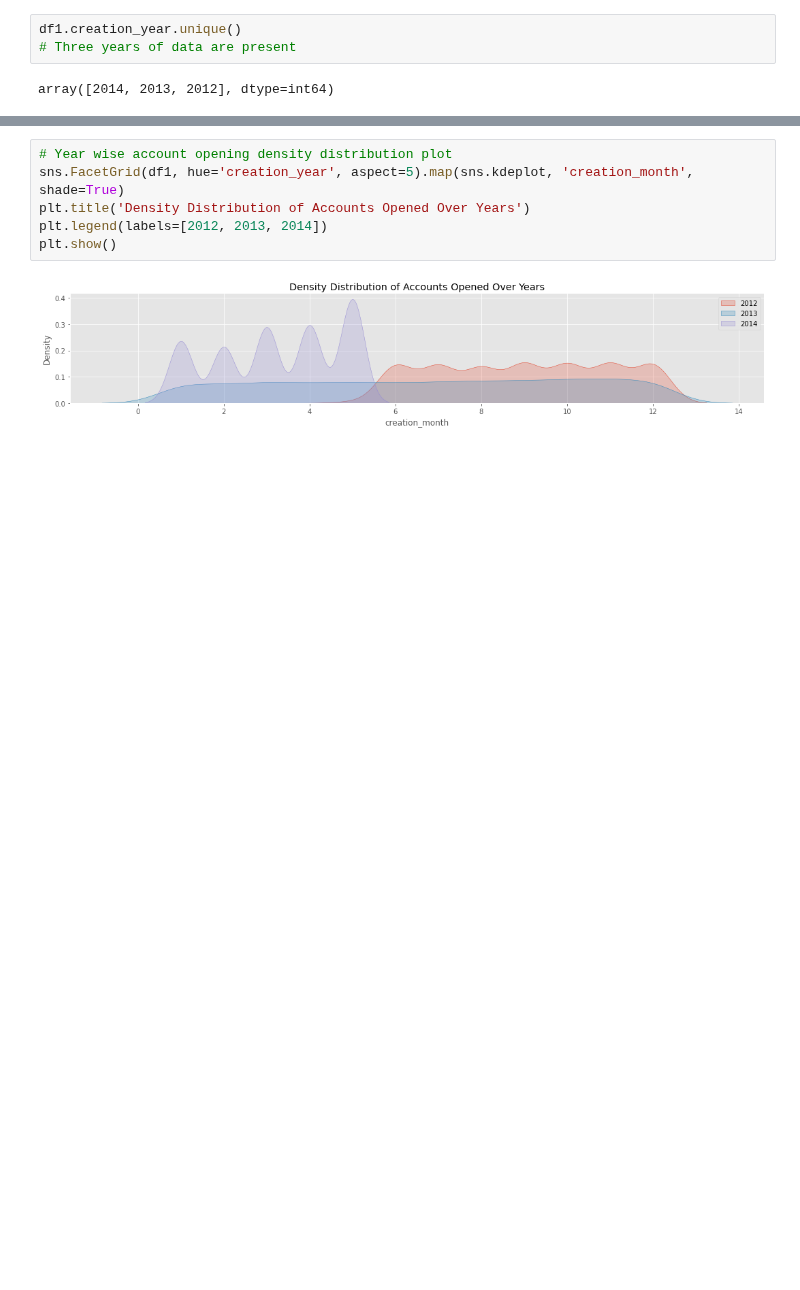
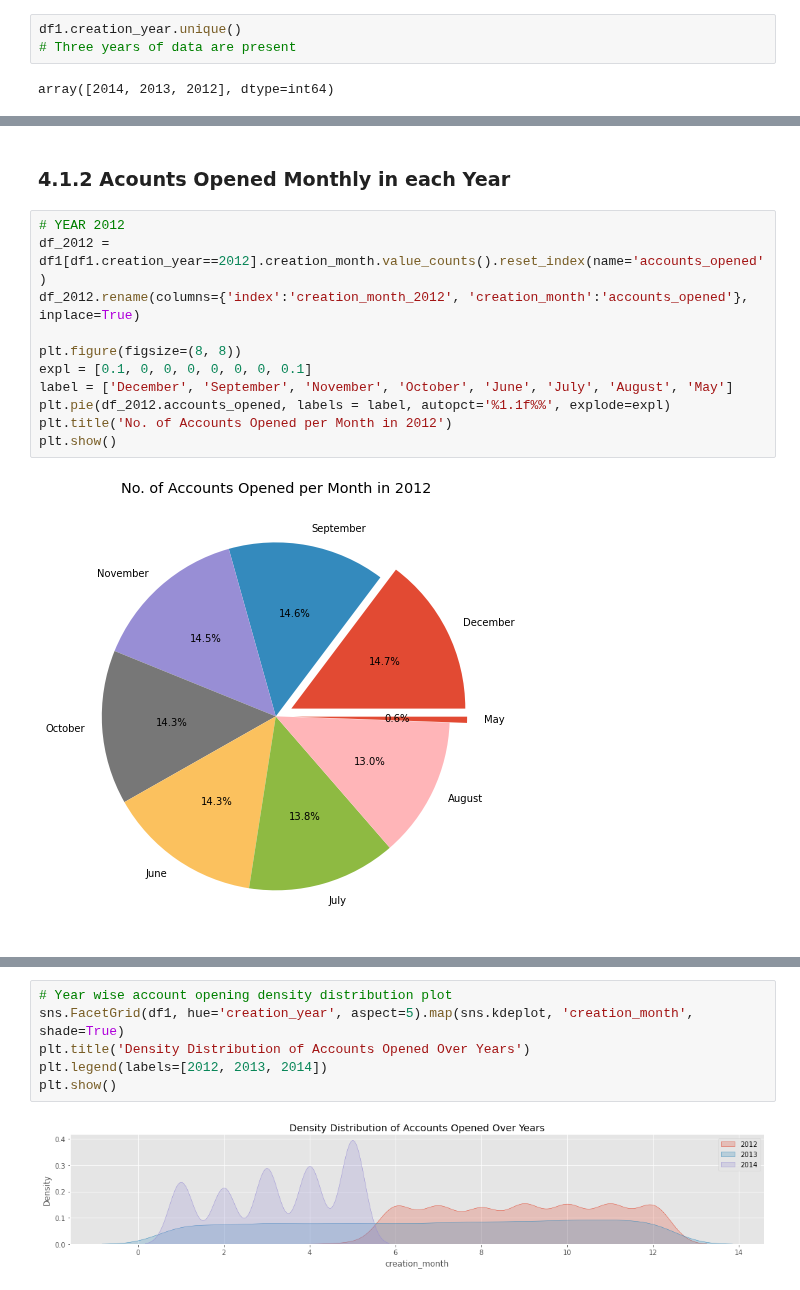
Before and after one commit to Jeyramana/GUVI_Assignments, a Jupyter notebook: Assignment_3/user.ipynb, the cells around one changed output, grey strips where cells are left out. Cells and saved outputs as stored; diff of their text form; blank space fills up the shorter version.

```diff
--- a/Assignment_3/user.ipynb
+++ b/Assignment_3/user.ipynb
@@ -514,0 +532,15 @@ array([2014, 2013, 2012], dtype=int64)
+# %% [markdown]
+### 4.1.2 Acounts Opened Monthly in each Year
+# %%
+# YEAR 2012
+df_2012 = df1[df1.creation_year==2012].creation_month.value_counts().reset_index(name='accounts_opened')
+df_2012.rename(columns={'index':'creation_month_2012', 'creation_month':'accounts_opened'}, inplace=True)
+
+plt.figure(figsize=(8, 8))
+expl = [0.1, 0, 0, 0, 0, 0, 0, 0.1]
+label = ['December', 'September', 'November', 'October', 'June', 'July', 'August', 'May']
+plt.pie(df_2012.accounts_opened, labels = label, autopct='%1.1f%%', explode=expl)
+plt.title('No. of Accounts Opened per Month in 2012')
+plt.show()
+# %% [output]
+[figure, added]
```
Also changed, not shown: parts of 12 cells of this notebook, 1 other file.
